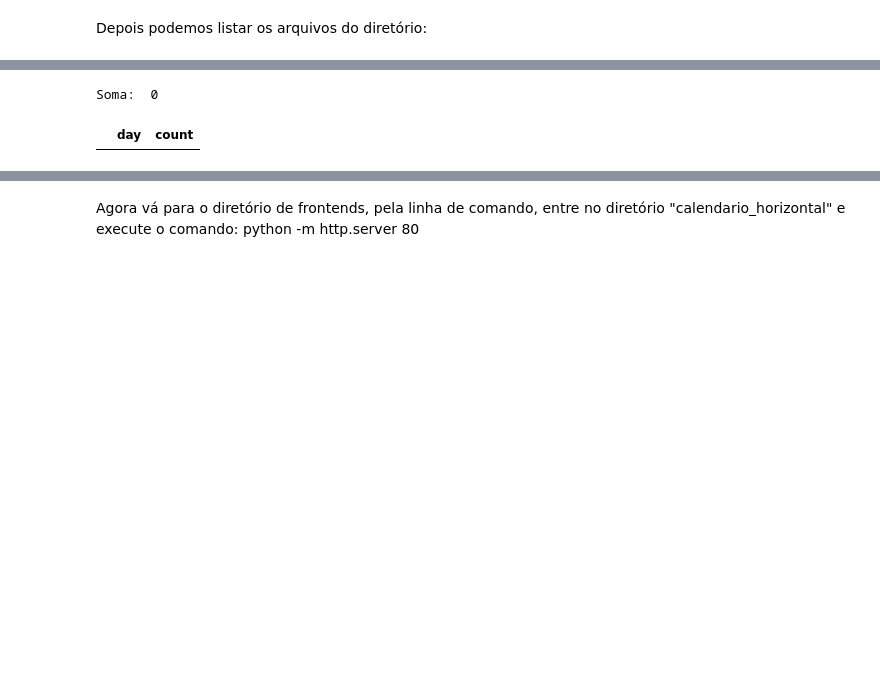
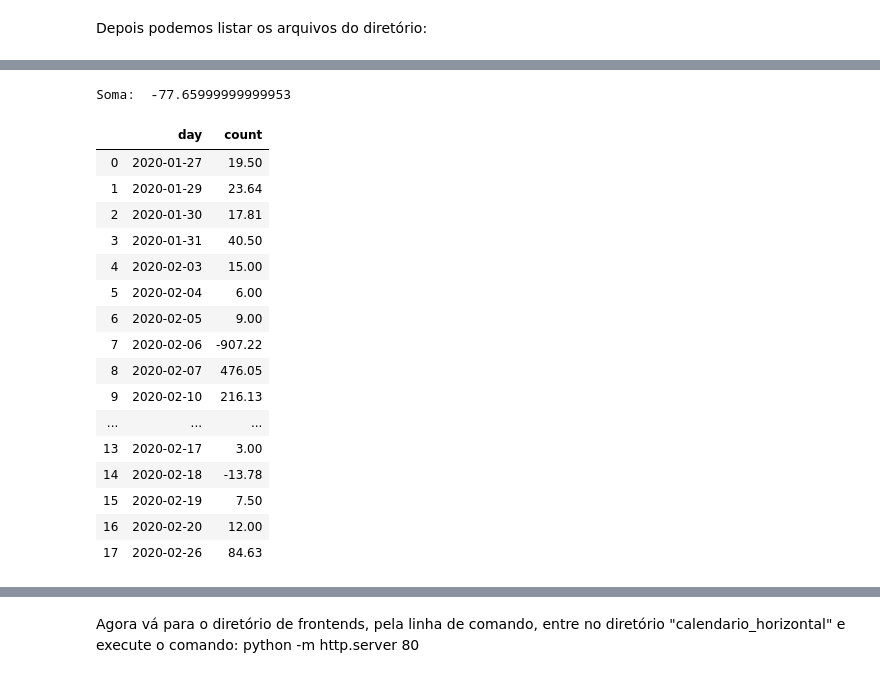
Before and after one commit to Flaviohnb/atividades_MBA_BI_UNIPE, a Jupyter notebook: Web_Scraping/avaliacao02/expensesv2/processamento/04_processando e entendendo um backend.ipynb, the cells around one changed output, grey strips where cells are left out. Saved outputs shown, nothing was run; the diff lists cells and outputs as text; code cells hidden in the pictures; blank space fills up the shorter version.

```diff
--- a/Web_Scraping/avaliacao02/expensesv2/processamento/04_processando e entendendo um backend.ipynb
+++ b/Web_Scraping/avaliacao02/expensesv2/processamento/04_processando e entendendo um backend.ipynb
@@ -66,9 +66,25 @@ def filtra_e_salva(df, descricao):
     filtrado = filtra_e_soma(df, descricao)
     return salva_serie(filtrado)
 # %%
-filtra_e_salva(df, 'ifood')
+filtra_e_salva(df, ' ')
 # %% [output]
-Soma:  0
+Soma:  -77.65999999999953
 |  | day | count |
+| 0 | 2020-01-27 | 19.50 |
+| 1 | 2020-01-29 | 23.64 |
+| 2 | 2020-01-30 | 17.81 |
+| 3 | 2020-01-31 | 40.50 |
+| 4 | 2020-02-03 | 15.00 |
+| 5 | 2020-02-04 | 6.00 |
+| 6 | 2020-02-05 | 9.00 |
+| 7 | 2020-02-06 | -907.22 |
+| 8 | 2020-02-07 | 476.05 |
+| 9 | 2020-02-10 | 216.13 |
+| ... | ... | ... |
+| 13 | 2020-02-17 | 3.00 |
+| 14 | 2020-02-18 | -13.78 |
+| 15 | 2020-02-19 | 7.50 |
+| 16 | 2020-02-20 | 12.00 |
+| 17 | 2020-02-26 | 84.63 |
 # %%
 filtra_e_salva(df, '^posto ')
```
Also changed, not shown: parts of 5 cells of this notebook, 7 other files.
